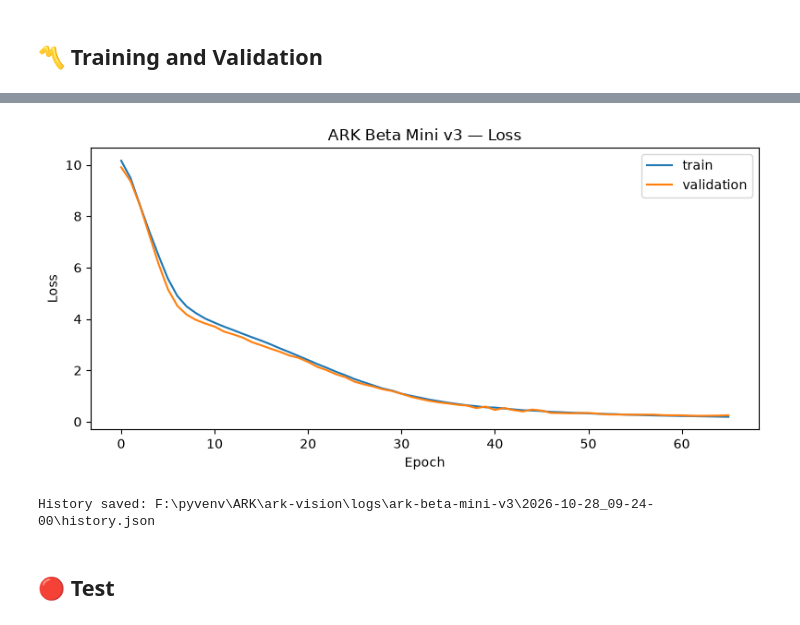
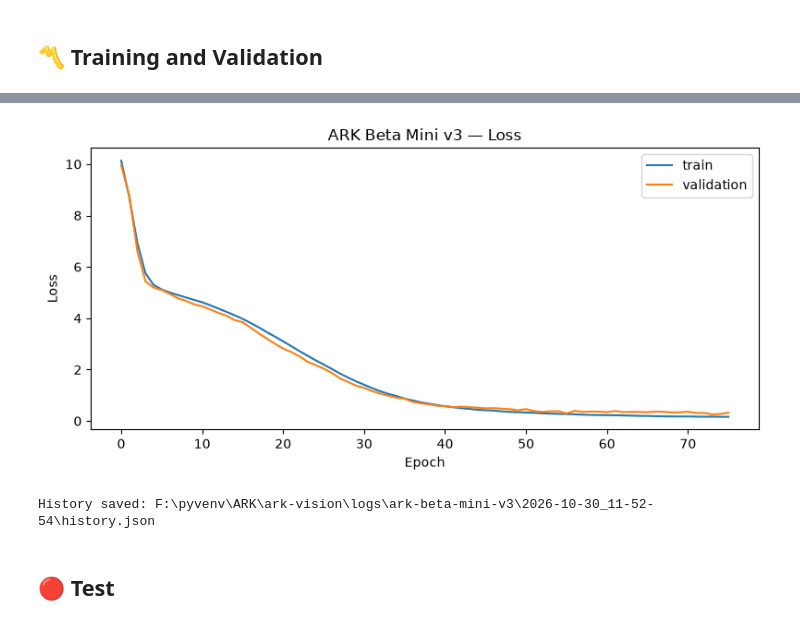
Before and after one commit to ghasemarianpour/iran_ai, a Jupyter notebook: projects/ark-vision/pc/ark-beta-mini-v3/ark-beta-mini-v3.ipynb, the cells around one changed output, grey strips where cells are left out. Cells and saved outputs as stored; diff of their text form; code cells hidden in the pictures.

Commit message:
ark-vision

```diff
--- a/projects/ark-vision/pc/ark-beta-mini-v3/ark-beta-mini-v3.ipynb
+++ b/projects/ark-vision/pc/ark-beta-mini-v3/ark-beta-mini-v3.ipynb
@@ -37,7 +37,7 @@ IMAGE_MODE = "L" if DEVICE.type == "cpu" else "RGB"
 IMAGE_CHANNELS = 1 if IMAGE_MODE == "L" else 3
 
 BATCH_SIZE = 2
-EPOCHS_PER_RUN = 10
+EPOCHS_PER_RUN = 20
 LR = 1e-3
 WEIGHT_DECAY = 0.0
 NUM_WORKERS = 0
@@ -1091,10 +1091,6 @@ def run_epoch(model, loader, optimizer=None):
         raise ValueError("No valid caption target tokens found in this epoch.")
     return {"loss": total_loss / total_tokens}
 # %%
-# Early Stopping
-PATIENCE = 3
-epochs_without_improvement = 0
-
 optimizer = torch.optim.Adam(
     model.parameters(),
     lr=LR,
@@ -1129,16 +1125,11 @@ for epoch in range(start_epoch, target_epoch + 1):
     history["train_loss"].append(train_metrics["loss"])
     history["valid_loss"].append(valid_metrics["loss"])
 
-    # Use the validation loss calculated in this epoch
     valid_loss = valid_metrics["loss"]
-
     is_best = valid_loss < best_val_loss
 
     if is_best:
         best_val_loss = valid_loss
-        epochs_without_improvement = 0
-    else:
-        epochs_without_improvement += 1
 
     log_message = (
         f"Epoch {epoch:02d}/{target_epoch} | "
@@ -1147,7 +1138,6 @@ for epoch in range(start_epoch, target_epoch + 1):
         f"epoch time={epoch_time:.1f}s | "
         f"accumulated training time={accumulated_training_time:.1f}s "
         f"({accumulated_training_time / 60:.2f} min) | "
-        f"early stopping={epochs_without_improvement}/{PATIENCE}"
     )
 
     print(log_message)
@@ -1166,18 +1156,6 @@ for epoch in range(start_epoch, target_epoch + 1):
     # Persist history after every epoch
     with open(HISTORY_PATH, "w", encoding="utf-8") as f:
         json.dump(history, f, ensure_ascii=False, indent=2)
-
-    # Stop when validation loss has not improved for PATIENCE epochs
-    if epochs_without_improvement >= PATIENCE:
-        message = (
-            f"Early stopping triggered at epoch {epoch}. "
-            f"Validation loss did not improve for "
-            f"{PATIENCE} consecutive epochs. "
-            f"Best validation loss: {best_val_loss:.6f}"
-        )
-        print("\n" + message)
-        log_training(message)
-        break
 
 final_summary = (
     "\nTraining session finished.\n"
@@ -1231,5 +1209,5 @@ Training log saved: F:\pyvenv\ARK\ark-vision\logs\ark-beta-mini-v3\2026-10-28_09
-[figure, old version]
+[figure, new version]
-History saved: F:\pyvenv\ARK\ark-vision\logs\ark-beta-mini-v3\2026-10-28_09-24-00\history.json
+History saved: F:\pyvenv\ARK\ark-vision\logs\ark-beta-mini-v3\2026-10-30_11-52-54\history.json
 # %% [markdown]
 ## 🔴 Test
 # %%
```
Also changed, not shown: parts of 6 cells of this notebook.
